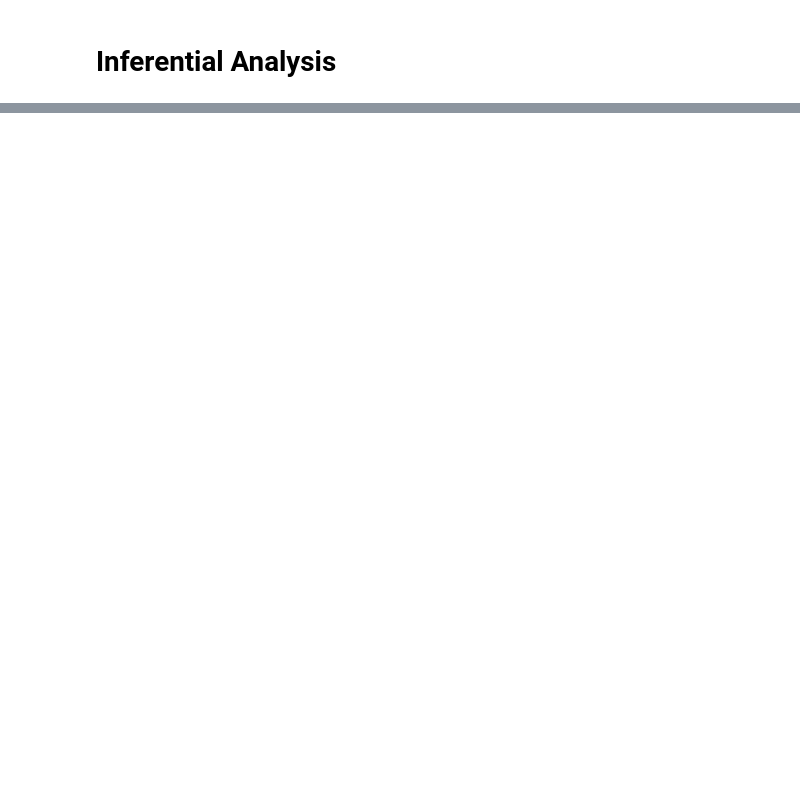
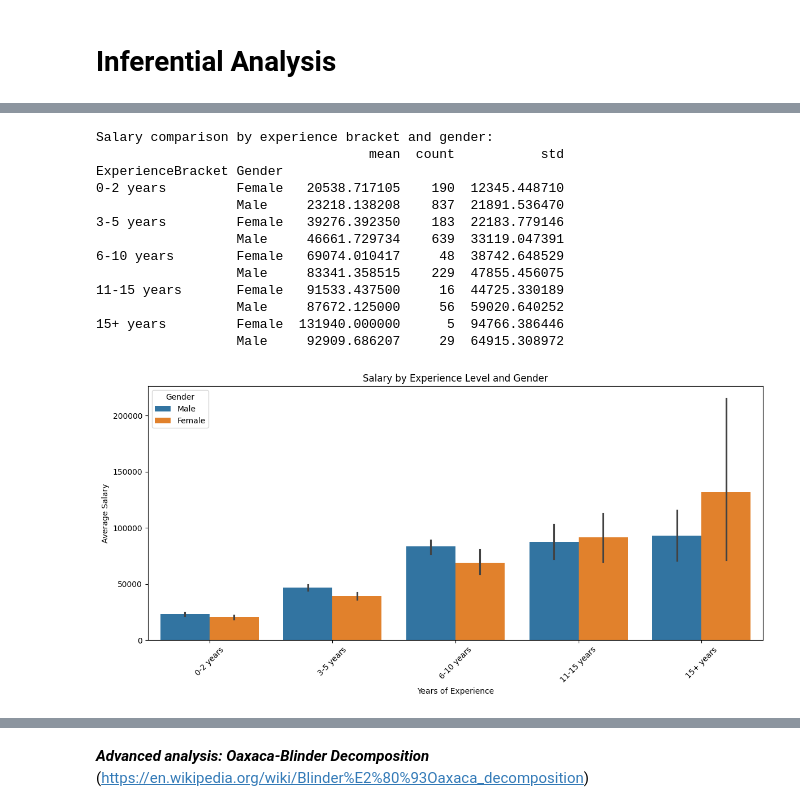
Before and after one commit to moha09-coder/Salary-Gaps-Analysis, a Jupyter notebook: analysis.ipynb, the cells around one changed output, grey strips where cells are left out. Drawn from its saved outputs; the diff is of its cells as text; code cells hidden in the pictures; blank space fills up the shorter version.

Commit message:
Welch t-test and regression analysis on YearsOfExperience brackets, still implementing Oaxaca-Blinder tho

```diff
--- a/analysis.ipynb
+++ b/analysis.ipynb
@@ -322,0 +626,65 @@ plt.show()
+# %%
+# 9. Create experience brackets
+df['ExperienceBracket'] = pd.cut(df['YearsOfExperience'],
+                                bins=[0, 2, 5, 10, 15, float('inf')],
+                                labels=['0-2 years', '3-5 years', '6-10 years', '11-15 years', '15+ years'])
+
+# 10. Compare salaries by gender within each experience bracket
+experience_gender_analysis = df.groupby(['ExperienceBracket', 'Gender'], observed=False)['Salary'].agg(['mean', 'count', 'std'])
+print("\nSalary comparison by experience bracket and gender:")
+print(experience_gender_analysis)
+
+# 11. Visual comparison of gender pay gap across experience levels
+plt.figure(figsize=(12, 6))
+sns.barplot(x='ExperienceBracket', y='Salary', hue='Gender', data=df)
+plt.title('Salary by Experience Level and Gender')
+plt.xlabel('Years of Experience')
+plt.ylabel('Average Salary')
+plt.xticks(rotation=45)
+plt.tight_layout()
+plt.show()
+
+# 12. Run separate regression for each experience bracket
+# Filter out rows where ExperienceBracket is NaN before iterating
+for bracket in df['ExperienceBracket'].dropna().unique():
+    bracket_df = df[df['ExperienceBracket'] == bracket].copy()
+
+    # Create dummy for gender (if needed)
+    if 'Gender_Male' not in bracket_df.columns:
+        bracket_df['Gender_Male'] = (bracket_df['Gender'] == 'Male').astype(int)
+
+    # Simple regression with minimal controls for this demonstration
+    X = bracket_df[['Gender_Male', 'YearsOfExperience']]
+    y = bracket_df['Salary']
+
+    # Ensure there are enough data points for the regression
+    if len(bracket_df) > X.shape[1]: # Number of observations must be greater than number of features (including constant)
+        # Add constant for intercept
+        import statsmodels.api as sm
+        X = sm.add_constant(X)
+
+        # Fit model
+        model = sm.OLS(y, X).fit()
+
+        print(f"\nRegression results for experience bracket: {bracket}")
+        print(f"Gender coefficient: {model.params['Gender_Male']:.2f}")
+        print(f"p-value for gender: {model.pvalues['Gender_Male']:.4f}")
+        print(f"R-squared: {model.rsquared:.2f}")
+    else:
+        print(f"\nNot enough data points for regression in experience bracket: {bracket}")
+        print(f"Number of data points: {len(bracket_df)}")
+# %% [output]
+Salary comparison by experience bracket and gender:
+                                   mean  count           std
+ExperienceBracket Gender
+0-2 years         Female   20538.717105    190  12345.448710
+                  Male     23218.138208    837  21891.536470
+3-5 years         Female   39276.392350    183  22183.779146
+                  Male     46661.729734    639  33119.047391
+6-10 years        Female   69074.010417     48  38742.648529
+                  Male     83341.358515    229  47855.456075
+11-15 years       Female   91533.437500     16  44725.330189
+                  Male     87672.125000     56  59020.640252
+15+ years         Female  131940.000000      5  94766.386446
+                  Male     92909.686207     29  64915.308972
+[figure, added]
@@ -322,0 +708,2 @@ plt.show()
+# %% [markdown]
+***Advanced analysis: Oaxaca-Blinder Decomposition*** (https://en.wikipedia.org/wiki/Blinder%E2%80%93Oaxaca_decomposition)
```
Also changed, not shown: parts of 25 cells of this notebook.
